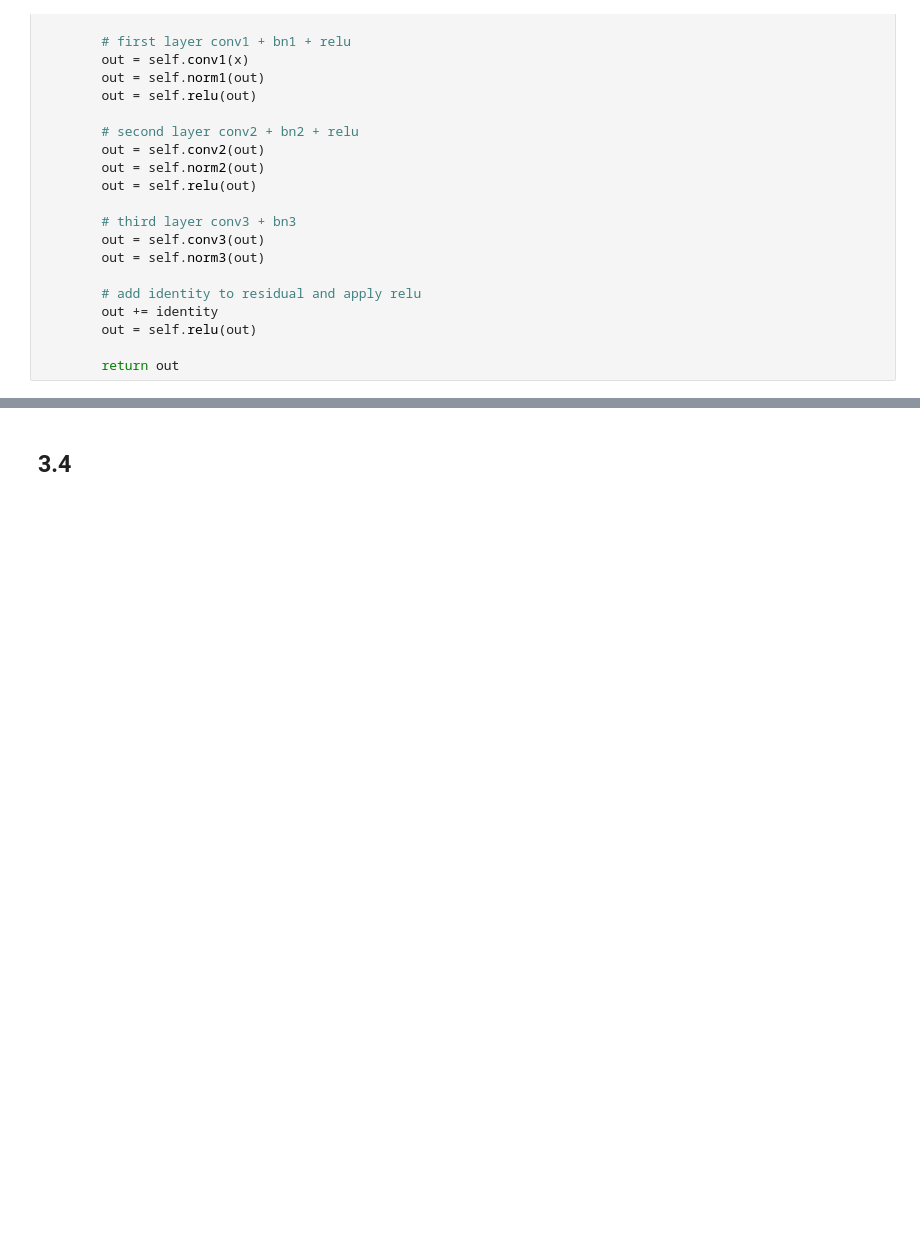
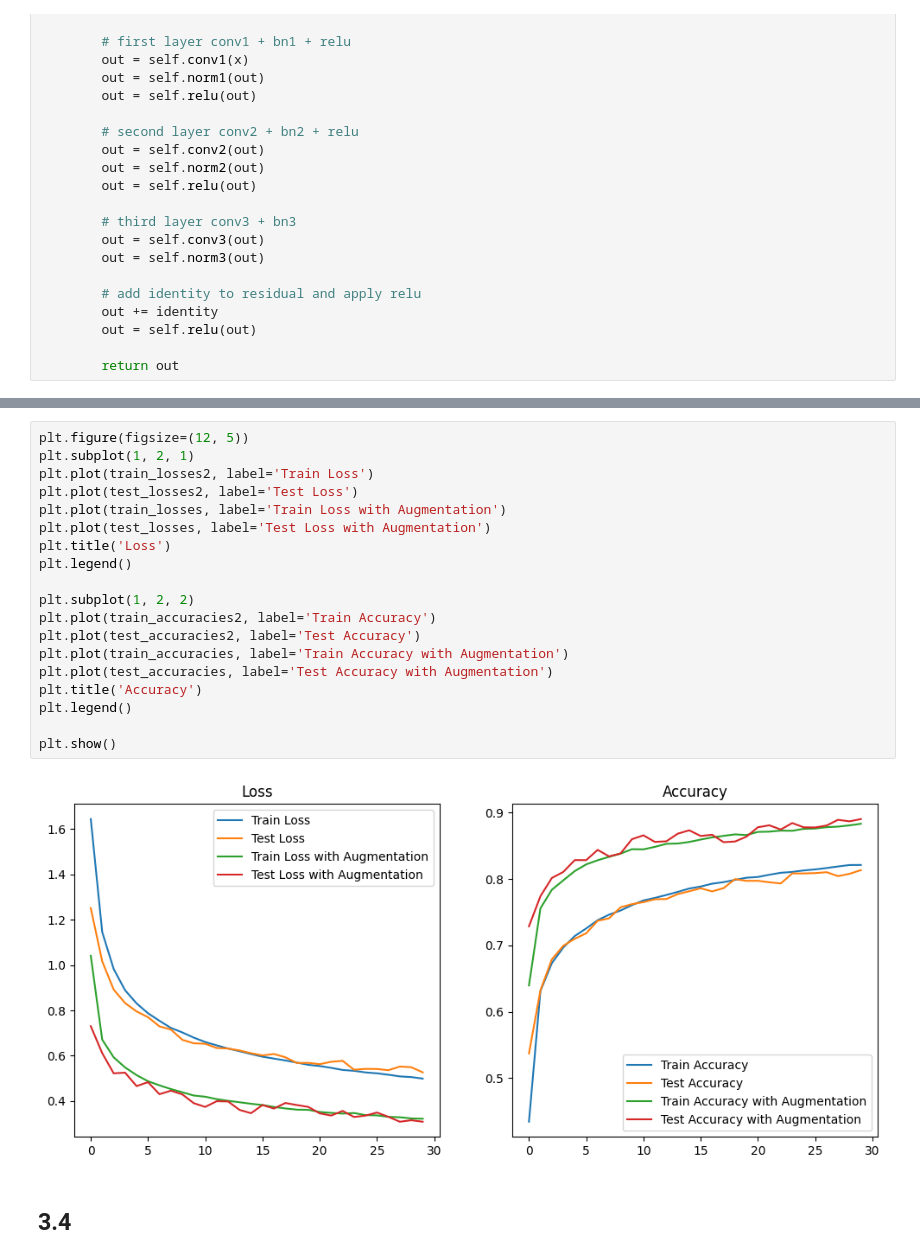
Before and after one commit to Vulturul2k/ML_project, a Jupyter notebook: fashion2.ipynb, the cells around one changed output, grey strips where cells are left out. Cells and saved outputs as stored; diff of their text form; blank space fills up the shorter version.

```diff
--- a/fashion2.ipynb
+++ b/fashion2.ipynb
@@ -573,2 +641,23 @@ print(torch.__version__)
+# %%
+plt.figure(figsize=(12, 5))
+plt.subplot(1, 2, 1)
+plt.plot(train_losses2, label='Train Loss')
+plt.plot(test_losses2, label='Test Loss')
+plt.plot(train_losses, label='Train Loss with Augmentation')
+plt.plot(test_losses, label='Test Loss with Augmentation')
+plt.title('Loss')
+plt.legend()
+
+plt.subplot(1, 2, 2)
+plt.plot(train_accuracies2, label='Train Accuracy')
+plt.plot(test_accuracies2, label='Test Accuracy')
+plt.plot(train_accuracies, label='Train Accuracy with Augmentation')
+plt.plot(test_accuracies, label='Test Accuracy with Augmentation')
+plt.title('Accuracy')
+plt.legend()
+
+plt.show()
+# %% [output]
+[figure, added]
 # %% [markdown]
 ## 3.4
```
Also changed, not shown: parts of 17 cells of this notebook, 13 other files.
